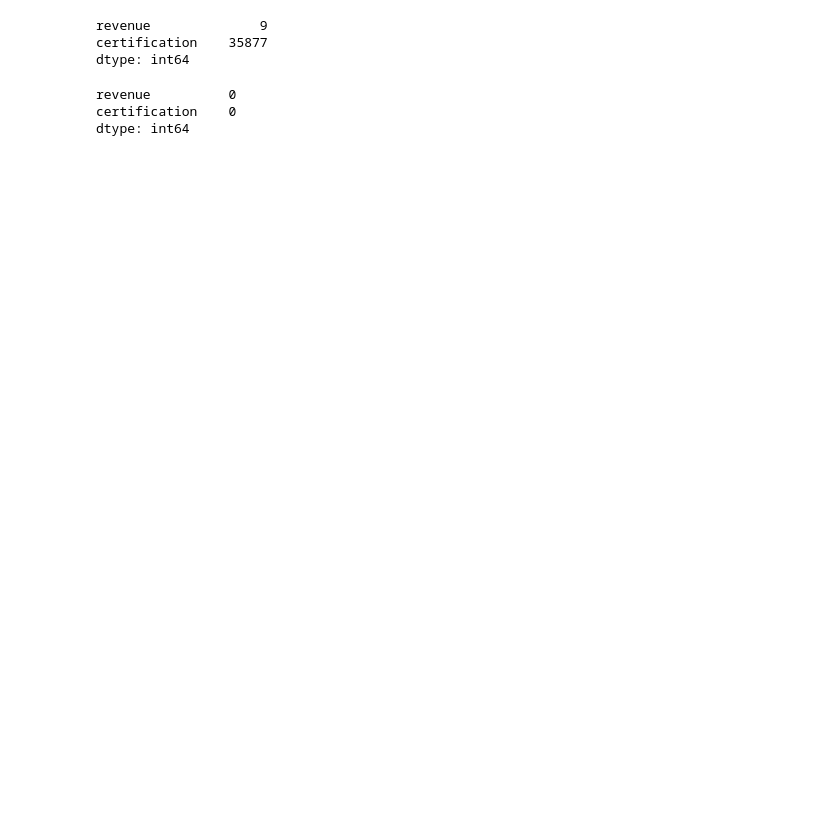
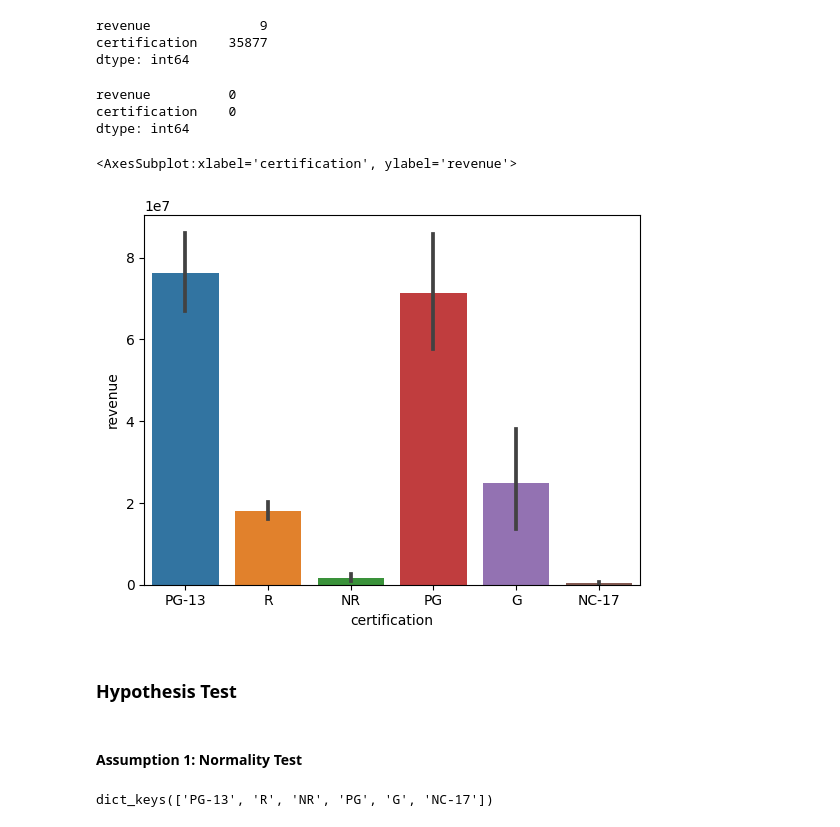
Before and after one commit to CameronBannick/IMDB-Movie-Report, a Jupyter notebook: Phase 6 - Hypothesis Testing.ipynb, the cells around one changed output. Saved outputs shown, nothing was run; the diff lists cells and outputs as text; code cells hidden in the pictures; blank space fills up the shorter version.

```diff
--- a/Phase 6 - Hypothesis Testing.ipynb
+++ b/Phase 6 - Hypothesis Testing.ipynb
@@ -108,7 +108,7 @@ PG-13         1
 Name: certification, dtype: int64
 # %%
 #replacing redundant values
-df = df.replace({'Unrated':'NR', '-':'NR', '10':'PG' })
+df = df.replace({'Unrated':'NR', '-':'NR', '10':'PG', 'PG-13 ':'PG-13', 'R ':'R'})
 #inspecting new values
 df['certification'].value_counts()
 # %% [output]
@@ -147,0 +138,23 @@ nr = df.loc[df['certification']=='NR']
+# %%
+#plot ratings and revenue to insect further
+sns.barplot(data=df, x='certification', y='revenue')
+# %% [output]
+<AxesSubplot:xlabel='certification', ylabel='revenue'>
+[figure, added]
+# %% [markdown]
+### Hypothesis Test
+# %% [markdown]
+#### Assumption 1: Normality Test
+# %%
+#creating empty dictionary for loop
+groups = {}
+#loop through all ratings to retrieve unique values
+for i in df['certification'].unique():
+    data = df.loc[df['certification']==i, 'revenue'].copy()
+    #save to dictionary
+    groups[i]=data
+
+#inpsect new dictionary
+groups.keys()
+# %% [output]
+dict_keys(['PG-13', 'R', 'NR', 'PG', 'G', 'NC-17'])
```
Also changed, not shown: parts of 15 cells of this notebook.
